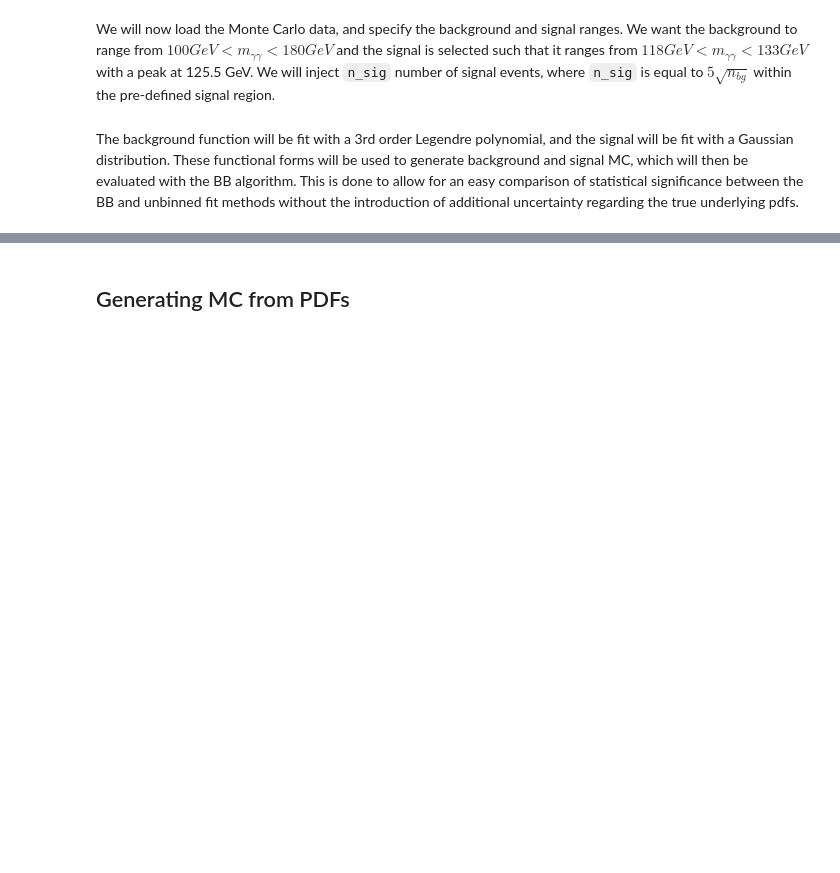
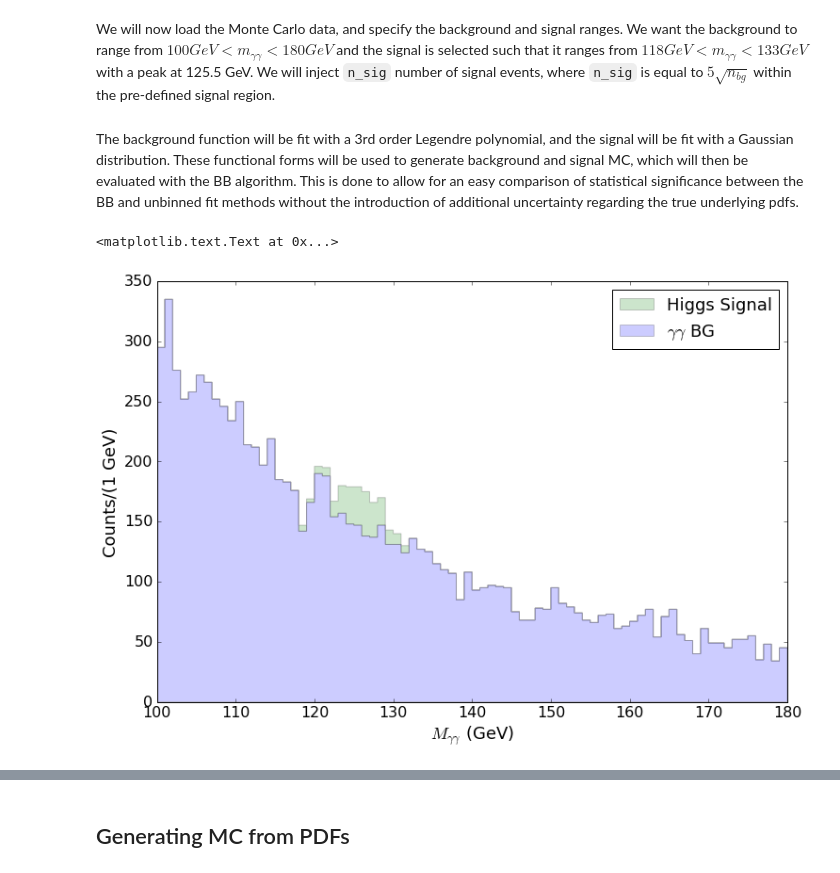
Before and after one commit to pollackscience/BayesianBlocks, a Jupyter notebook: bb/hep/hgg_writeup.ipynb, the cells around one changed output, grey strips where cells are left out. Cells and saved outputs as stored; diff of their text form; code cells hidden in the pictures; blank space fills up the shorter version.

```diff
--- a/bb/hep/hgg_writeup.ipynb
+++ b/bb/hep/hgg_writeup.ipynb
@@ -48,6 +49,14 @@ nbins   = 80 # for 2 GeV histogram binning
 binning = (xlimits[1]-xlimits[0])/nbins
 # %% [markdown]
 The background function will be fit with a 3rd order Legendre polynomial, and the signal will be fit with a Gaussian distribution.  These functional forms will be used to generate background and signal MC, which will then be evaluated with the BB algorithm.  This is done to allow for an easy comparison of statistical significance between the BB and unbinned fit methods without the introduction of additional uncertainty regarding the true underlying pdfs.
+# %%
+plt.hist([data_bg, data_sig], bins = 80, stacked=True, alpha=0.2, histtype='stepfilled', label=['$\gamma\gamma$ BG', 'Higgs Signal'])
+plt.legend()
+plt.ylabel('Counts/(1 GeV)')
+plt.xlabel('$M_{\gamma\gamma}$ (GeV)')
+# %% [output]
+<matplotlib.text.Text at 0x...>
+[figure, added]
 # %%
 bg_model = ff.Model(hgg_tools.bg_pdf, ['a1', 'a2', 'a3'])
 bg_model.set_bounds([(-1., 1.), (-1., 1.), (-1., 1.)])
```
Also changed, not shown: parts of 9 cells of this notebook, 5 other files.
